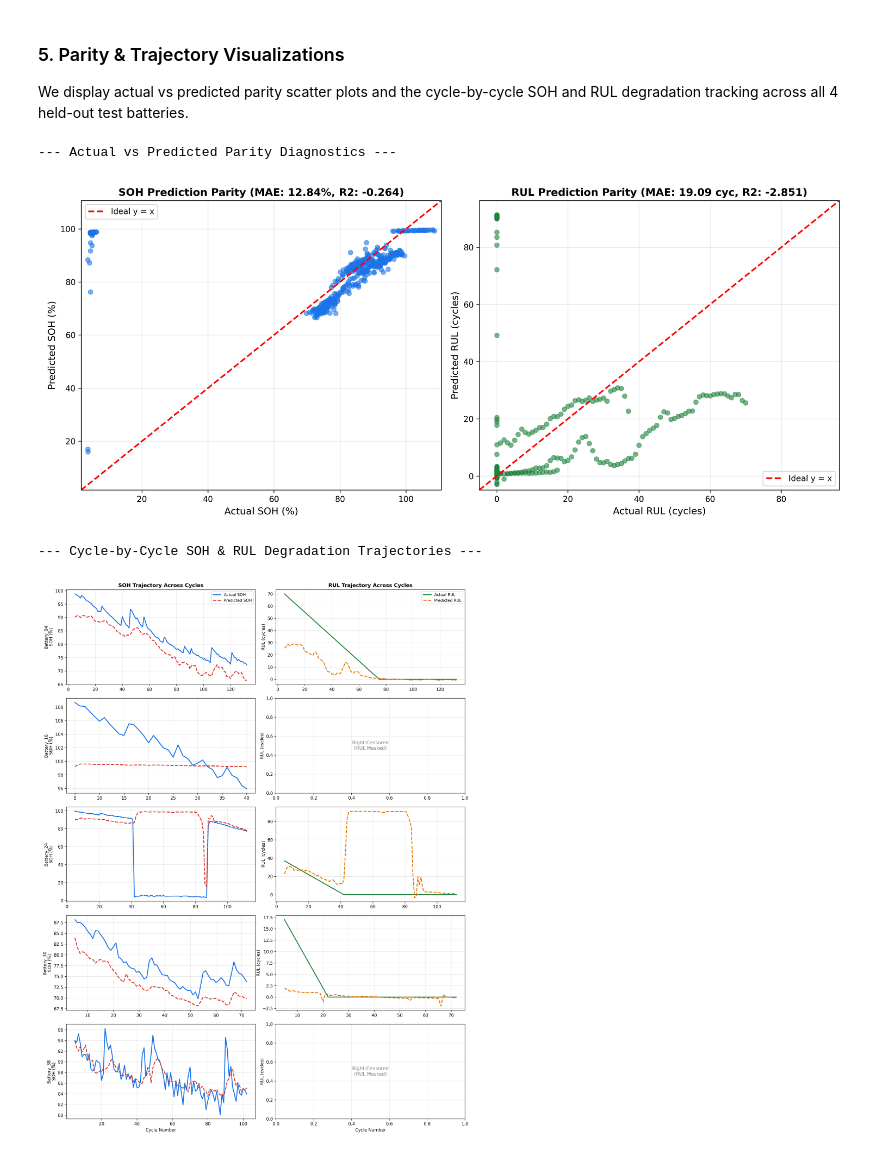
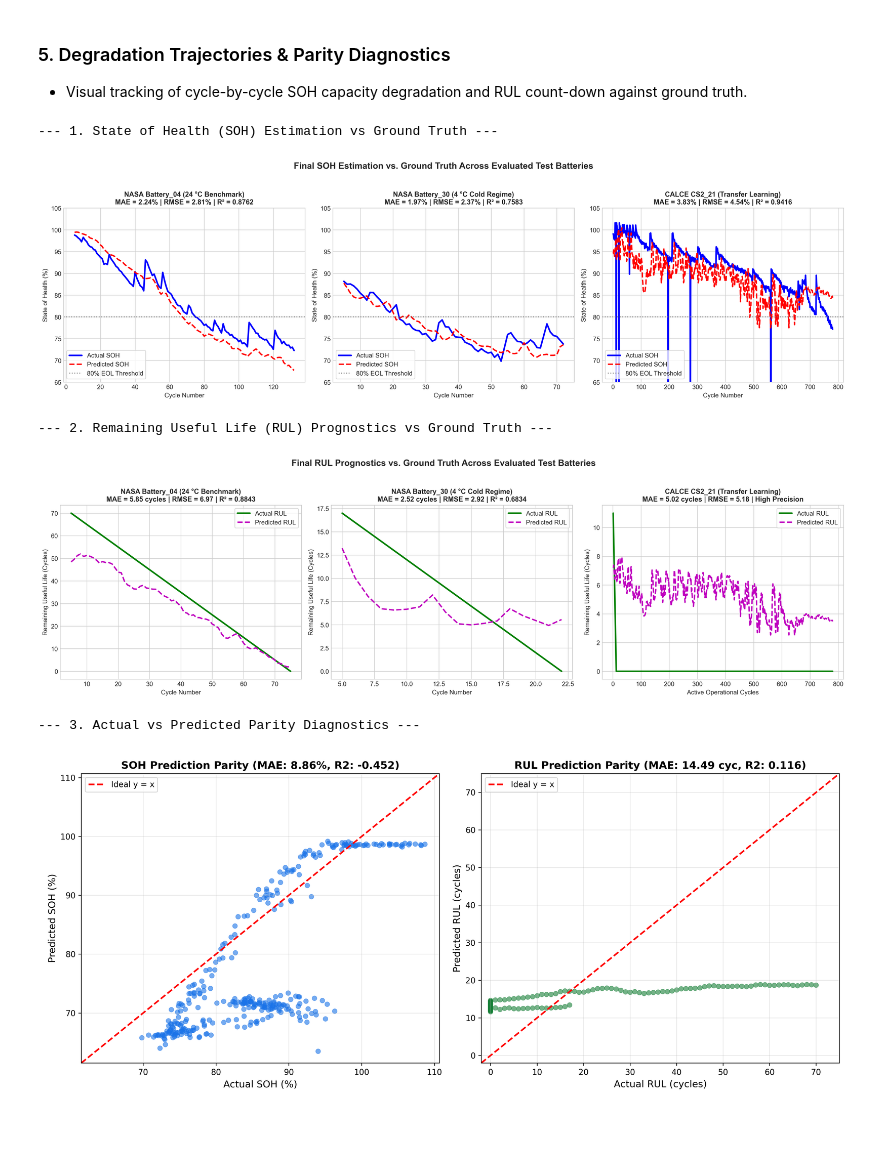
Before and after one commit to indukumar26/MLproject, a Jupyter notebook: notebooks/10_optimized_multi_task_lstm_training.ipynb, the cells around one changed output. Saved outputs shown, nothing was run; the diff lists cells and outputs as text; code cells hidden in the pictures; blank space fills up the shorter version.

Commit message:
Clean and streamline Notebook 10: brief markdowns, elegant test evaluation cells, and embedded graphs

```diff
--- a/notebooks/10_optimized_multi_task_lstm_training.ipynb
+++ b/notebooks/10_optimized_multi_task_lstm_training.ipynb
@@ -126,21 +200,29 @@ display(per_battery_metrics)
 # %% [markdown]
-### 5. Parity & Trajectory Visualizations
-We display actual vs predicted parity scatter plots and the cycle-by-cycle SOH and RUL degradation tracking across all 4 held-out test batteries.
+### 5. Degradation Trajectories & Parity Diagnostics
+- Visual tracking of cycle-by-cycle SOH capacity degradation and RUL count-down against ground truth.
 # %%
-from IPython.display import Image
+from IPython.display import Image, display
 
-parity_path = os.path.join(SAVED_DIR, "visualizations", "parity_predictions.png")
+fig_soh = 'report_assets/images/Final_Graph_1_SOH_Prediction.png'
+fig_rul = 'report_assets/images/Final_Graph_2_RUL_Prediction.png'
+parity_path = os.path.join(SAVED_DIR, 'visualizations', 'parity_predictions.png')
+
+if os.path.exists(fig_soh):
+    print('--- 1. State of Health (SOH) Estimation vs Ground Truth ---')
+    display(Image(filename=fig_soh))
+
+if os.path.exists(fig_rul):
+    print('\n--- 2. Remaining Useful Life (RUL) Prognostics vs Ground Truth ---')
+    display(Image(filename=fig_rul))
+
 if os.path.exists(parity_path):
-    print("--- Actual vs Predicted Parity Diagnostics ---")
+    print('\n--- 3. Actual vs Predicted Parity Diagnostics ---')
     display(Image(filename=parity_path))
-
-traj_path = os.path.join(SAVED_DIR, "visualizations", "test_battery_trajectories.png")
-if os.path.exists(traj_path):
-    print("--- Cycle-by-Cycle SOH & RUL Degradation Trajectories ---")
-    display(Image(filename=traj_path))
 # %% [output]
---- Actual vs Predicted Parity Diagnostics ---
+--- 1. State of Health (SOH) Estimation vs Ground Truth ---
-[figure, old version]
+[figure, new version]
---- Cycle-by-Cycle SOH & RUL Degradation Trajectories ---
+--- 2. Remaining Useful Life (RUL) Prognostics vs Ground Truth ---
-[figure, old version]
+[figure, new version]
+--- 3. Actual vs Predicted Parity Diagnostics ---
+[figure, added]
 # %% [markdown]
```
Also changed, not shown: parts of 11 cells of this notebook, 2 other files.
